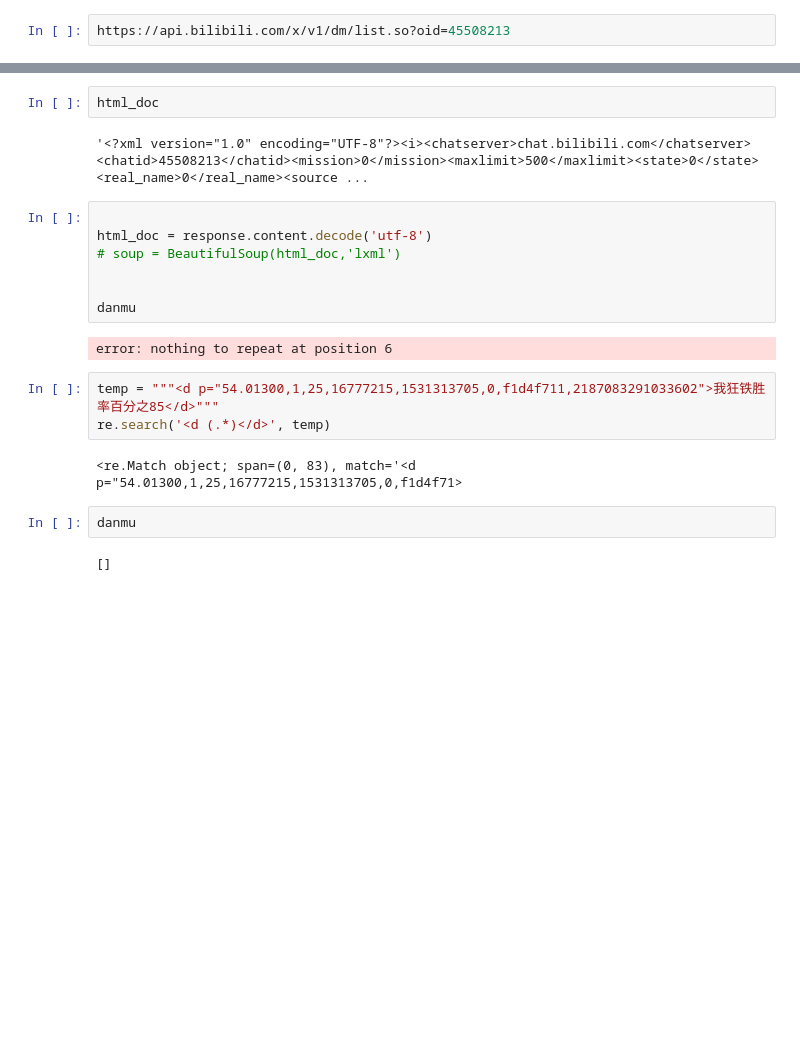
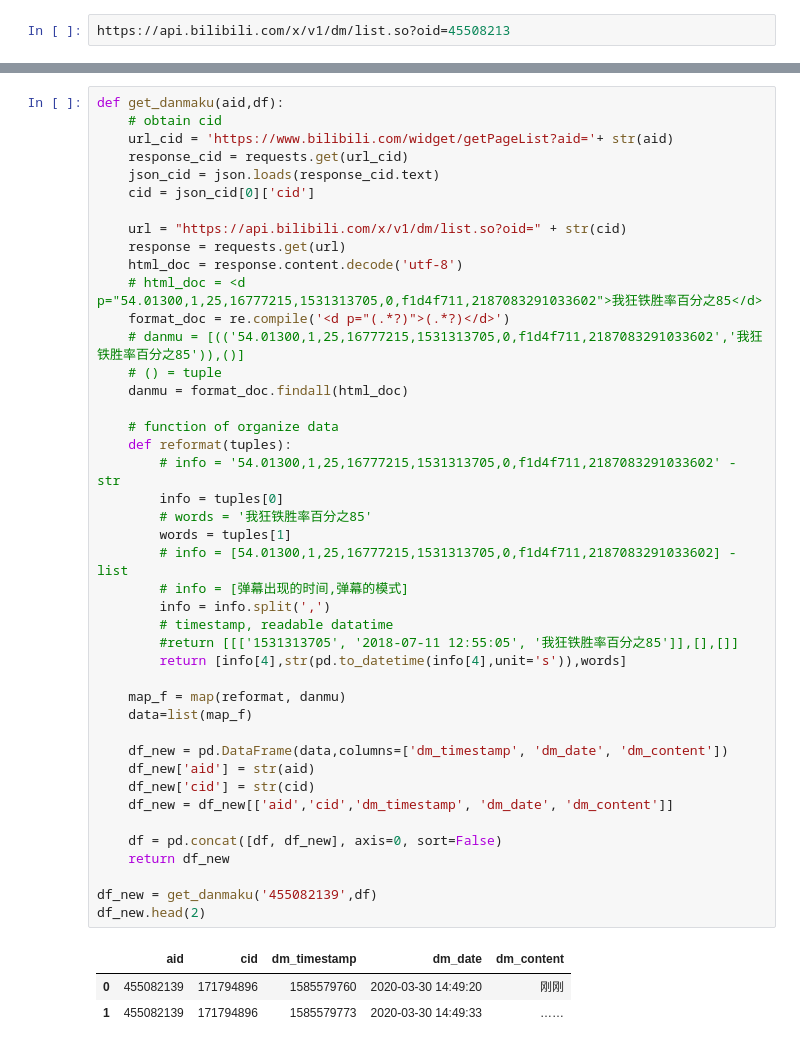
Before and after one commit to Butterflyer043/My-projects, a Jupyter notebook: Bilibili-Text Anly/Bilibili Scrape -- danmaku.ipynb, the cells around one changed output, grey strips where cells are left out. Cells and saved outputs as stored; diff of their text form; blank space fills up the shorter version.

```diff
--- a/Bilibili-Text Anly/Bilibili Scrape -- danmaku.ipynb
+++ b/Bilibili-Text Anly/Bilibili Scrape -- danmaku.ipynb
@@ -42,22 +15,47 @@ danmu
-# %%
-html_doc
-# %% [output]
-'<?xml version="1.0" encoding="UTF-8"?><i><chatserver>chat.bilibili.com</chatserver><chatid>45508213</chatid><mission>0</mission><maxlimit>500</maxlimit><state>0</state><real_name>0</real_name><source ...
-# %%
-
-html_doc = response.content.decode('utf-8')
-# soup = BeautifulSoup(html_doc,'lxml')
-
-
-danmu
-# %% [output]
-error: nothing to repeat at position 6
-# %%
-temp = """<d p="54.01300,1,25,16777215,1531313705,0,f1d4f711,2187083291033602">我狂铁胜率百分之85</d>"""
-re.search('<d (.*)</d>', temp)
-# %% [output]
-<re.Match object; span=(0, 83), match='<d p="54.01300,1,25,16777215,1531313705,0,f1d4f71>
-# %%
-danmu
-# %% [output]
-[]
+# %%
+def get_danmaku(aid,df):
+    # obtain cid
+    url_cid = 'https://www.bilibili.com/widget/getPageList?aid='+ str(aid)
+    response_cid = requests.get(url_cid)
+    json_cid = json.loads(response_cid.text)
+    cid = json_cid[0]['cid']
+
+    url = "https://api.bilibili.com/x/v1/dm/list.so?oid=" + str(cid)
+    response = requests.get(url)
+    html_doc = response.content.decode('utf-8')
+    # html_doc = <d p="54.01300,1,25,16777215,1531313705,0,f1d4f711,2187083291033602">我狂铁胜率百分之85</d>
+    format_doc = re.compile('<d p="(.*?)">(.*?)</d>')
+    # danmu = [(('54.01300,1,25,16777215,1531313705,0,f1d4f711,2187083291033602','我狂铁胜率百分之85')),()]
+    # () = tuple
+    danmu = format_doc.findall(html_doc)
+
+    # function of organize data
+    def reformat(tuples):
+        # info = '54.01300,1,25,16777215,1531313705,0,f1d4f711,2187083291033602' - str
+        info = tuples[0]
+        # words = '我狂铁胜率百分之85'
+        words = tuples[1]
+        # info = [54.01300,1,25,16777215,1531313705,0,f1d4f711,2187083291033602] - list
+        # info = [弹幕出现的时间,弹幕的模式]
+        info = info.split(',')
+        # timestamp, readable datatime
+        #return [[['1531313705', '2018-07-11 12:55:05', '我狂铁胜率百分之85']],[],[]]
+        return [info[4],str(pd.to_datetime(info[4],unit='s')),words]
+
+    map_f = map(reformat, danmu)
+    data=list(map_f)
+
+    df_new = pd.DataFrame(data,columns=['dm_timestamp', 'dm_date', 'dm_content'])
+    df_new['aid'] = str(aid)
+    df_new['cid'] = str(cid)
+    df_new = df_new[['aid','cid','dm_timestamp', 'dm_date', 'dm_content']]
+
+    df = pd.concat([df, df_new], axis=0, sort=False)
+    return df_new
+
+df_new = get_danmaku('455082139',df)
+df_new.head(2)
+# %% [output]
+|  | aid | cid | dm_timestamp | dm_date | dm_content |
+| 0 | 455082139 | 171794896 | 1585579760 | 2020-03-30 14:49:20 | 刚刚 |
+| 1 | 455082139 | 171794896 | 1585579773 | 2020-03-30 14:49:33 | …… |
```
Also changed, not shown: parts of 8 cells of this notebook, 11 other files.
